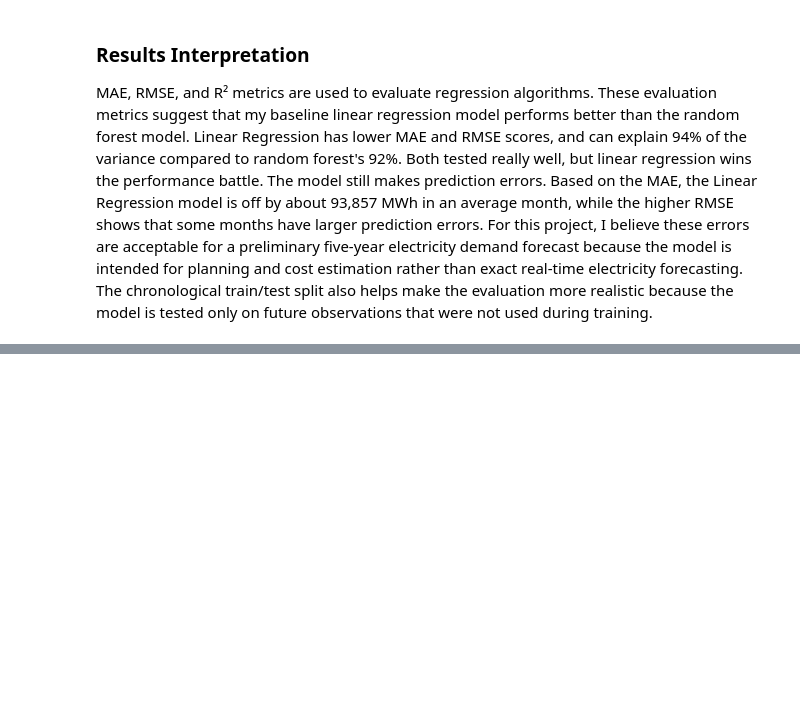
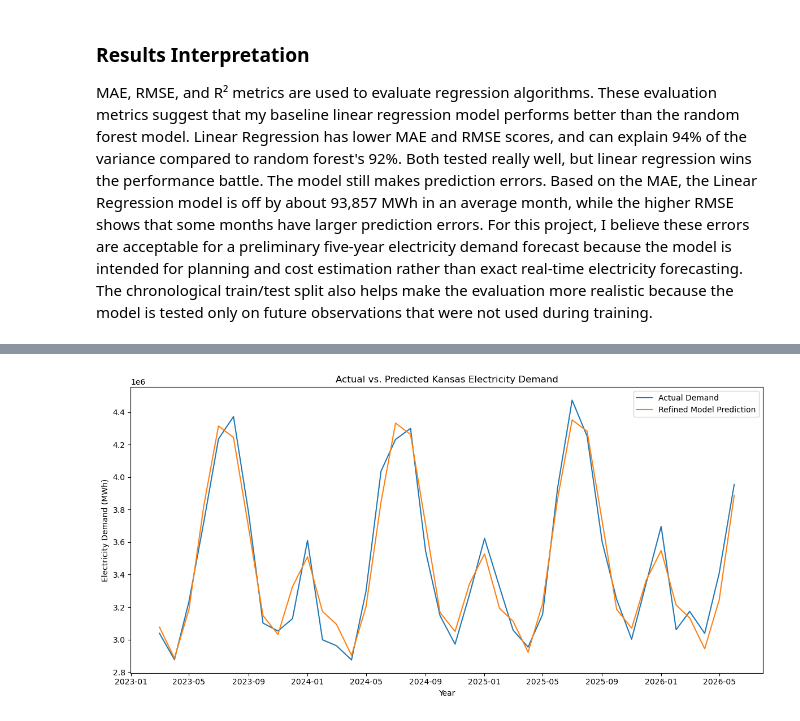
Before and after one commit to CCCKBrant/Kansas-Clean-Energy-Cost-Forecast, a Jupyter notebook: notebooks/01_data_exploration.ipynb, the cells around one changed output, grey strips where cells are left out. Saved outputs shown, nothing was run; the diff lists cells and outputs as text; code cells hidden in the pictures; blank space fills up the shorter version.

```diff
--- a/notebooks/01_data_exploration.ipynb
+++ b/notebooks/01_data_exploration.ipynb
@@ -1254,0 +1799,32 @@ The model still makes prediction errors. Based on the MAE, the Linear Regression
+# %%
+# Visualization #2: Actual vs. Refined Predicted Demand
+plt.figure(figsize=(12, 6))
+
+plt.plot(
+    test_dates,
+    y_refined_test,
+    label="Actual Demand"
+)
+
+plt.plot(
+    test_dates,
+    refined_pred,
+    label="Refined Model Prediction"
+)
+
+plt.title("Actual vs. Predicted Kansas Electricity Demand")
+plt.xlabel("Year")
+plt.ylabel("Electricity Demand (MWh)")
+plt.legend()
+
+plt.tight_layout()
+
+plt.savefig(
+    "../images/actual_vs_predicted_demand.png",
+    dpi=300,
+    bbox_inches="tight"
+)
+
+plt.show()
+# %% [output]
+[figure, added]
```
Also changed, not shown: parts of 30 cells of this notebook, 5 other files.
